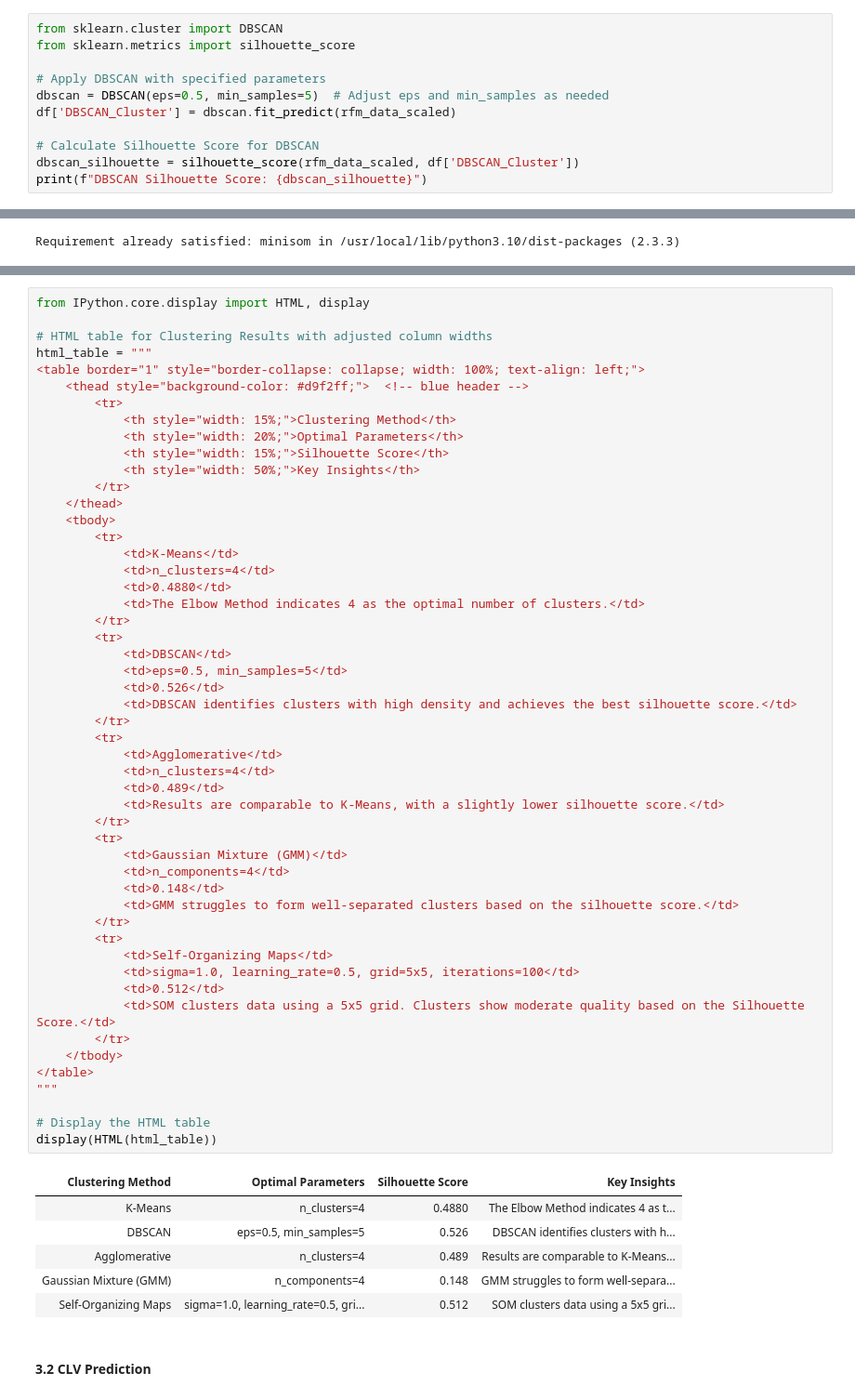
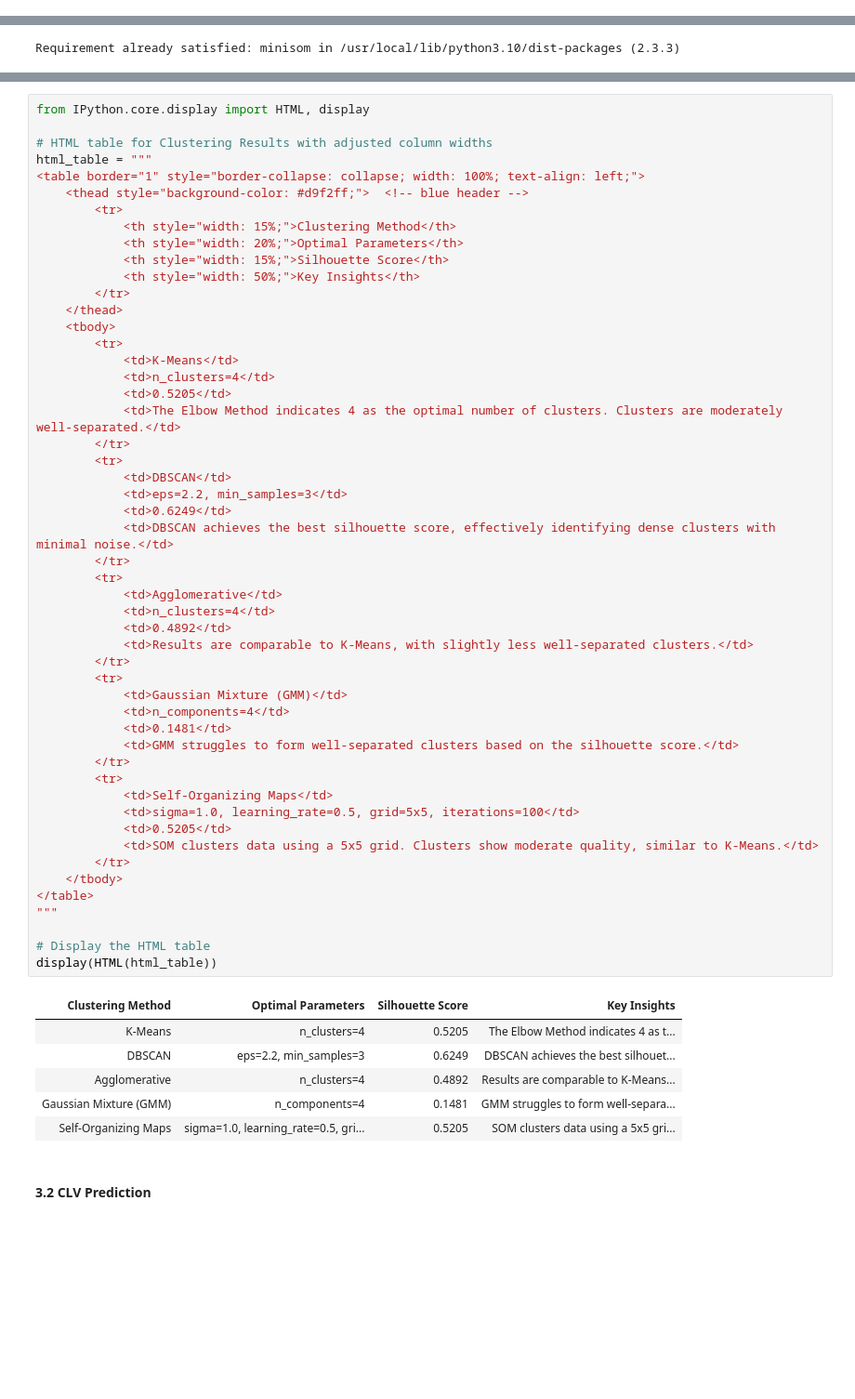
Before and after one commit to seryeongkyun/seryeongkyun.github.io, a Jupyter notebook: files/Library_Customer_Segmentation_and_Lifetime_Value_Prediction.ipynb, the cells around one changed output, grey strips where cells are left out. Shown: that part at 93% size. Drawn from its saved outputs; the diff is of its cells as text; blank space fills up the shorter version.

```diff
--- a/files/Library_Customer_Segmentation_and_Lifetime_Value_Prediction.ipynb
+++ b/files/Library_Customer_Segmentation_and_Lifetime_Value_Prediction.ipynb
@@ -505,14 +562,3 @@ From the graph, a distinct "elbow" is observed at **k=4**, where the rate of ine
 Based on the Elbow Method, the optimal number of clusters for this dataset is **4**.
 # %% [markdown]
 ##### 3.1.2 DBSCAN Clustering
-# %%
-from sklearn.cluster import DBSCAN
-from sklearn.metrics import silhouette_score
-
-# Apply DBSCAN with specified parameters
-dbscan = DBSCAN(eps=0.5, min_samples=5)  # Adjust eps and min_samples as needed
-df['DBSCAN_Cluster'] = dbscan.fit_predict(rfm_data_scaled)
-
-# Calculate Silhouette Score for DBSCAN
-dbscan_silhouette = silhouette_score(rfm_data_scaled, df['DBSCAN_Cluster'])
-print(f"DBSCAN Silhouette Score: {dbscan_silhouette}")
@@ -602,48 +712,48 @@ html_table = """
     </thead>
     <tbody>
         <tr>
             <td>K-Means</td>
             <td>n_clusters=4</td>
-            <td>0.4880</td>
-            <td>The Elbow Method indicates 4 as the optimal number of clusters.</td>
+            <td>0.5205</td>
+            <td>The Elbow Method indicates 4 as the optimal number of clusters. Clusters are moderately well-separated.</td>
         </tr>
         <tr>
             <td>DBSCAN</td>
-            <td>eps=0.5, min_samples=5</td>
-            <td>0.526</td>
-            <td>DBSCAN identifies clusters with high density and achieves the best silhouette score.</td>
+            <td>eps=2.2, min_samples=3</td>
+            <td>0.6249</td>
+            <td>DBSCAN achieves the best silhouette score, effectively identifying dense clusters with minimal noise.</td>
         </tr>
         <tr>
             <td>Agglomerative</td>
             <td>n_clusters=4</td>
-            <td>0.489</td>
-            <td>Results are comparable to K-Means, with a slightly lower silhouette score.</td>
+            <td>0.4892</td>
+            <td>Results are comparable to K-Means, with slightly less well-separated clusters.</td>
         </tr>
         <tr>
             <td>Gaussian Mixture (GMM)</td>
             <td>n_components=4</td>
-            <td>0.148</td>
+            <td>0.1481</td>
             <td>GMM struggles to form well-separated clusters based on the silhouette score.</td>
         </tr>
         <tr>
             <td>Self-Organizing Maps</td>
             <td>sigma=1.0, learning_rate=0.5, grid=5x5, iterations=100</td>
-            <td>0.512</td>
-            <td>SOM clusters data using a 5x5 grid. Clusters show moderate quality based on the Silhouette Score.</td>
+            <td>0.5205</td>
+            <td>SOM clusters data using a 5x5 grid. Clusters show moderate quality, similar to K-Means.</td>
         </tr>
     </tbody>
 </table>
 """
 
 # Display the HTML table
 display(HTML(html_table))
 # %% [output]
 | Clustering Method | Optimal Parameters | Silhouette Score | Key Insights |
-| K-Means | n_clusters=4 | 0.4880 | The Elbow Method indicates 4 as t... |
-| DBSCAN | eps=0.5, min_samples=5 | 0.526 | DBSCAN identifies clusters with h... |
-| Agglomerative | n_clusters=4 | 0.489 | Results are comparable to K-Means... |
-| Gaussian Mixture (GMM) | n_components=4 | 0.148 | GMM struggles to form well-separa... |
-| Self-Organizing Maps | sigma=1.0, learning_rate=0.5, gri... | 0.512 | SOM clusters data using a 5x5 gri... |
+| K-Means | n_clusters=4 | 0.5205 | The Elbow Method indicates 4 as t... |
+| DBSCAN | eps=2.2, min_samples=3 | 0.6249 | DBSCAN achieves the best silhouet... |
+| Agglomerative | n_clusters=4 | 0.4892 | Results are comparable to K-Means... |
+| Gaussian Mixture (GMM) | n_components=4 | 0.1481 | GMM struggles to form well-separa... |
+| Self-Organizing Maps | sigma=1.0, learning_rate=0.5, gri... | 0.5205 | SOM clusters data using a 5x5 gri... |
 # %% [markdown]
 #### 3.2 CLV Prediction
 # %% [markdown]
```
Also changed, not shown: parts of 32 cells of this notebook.
